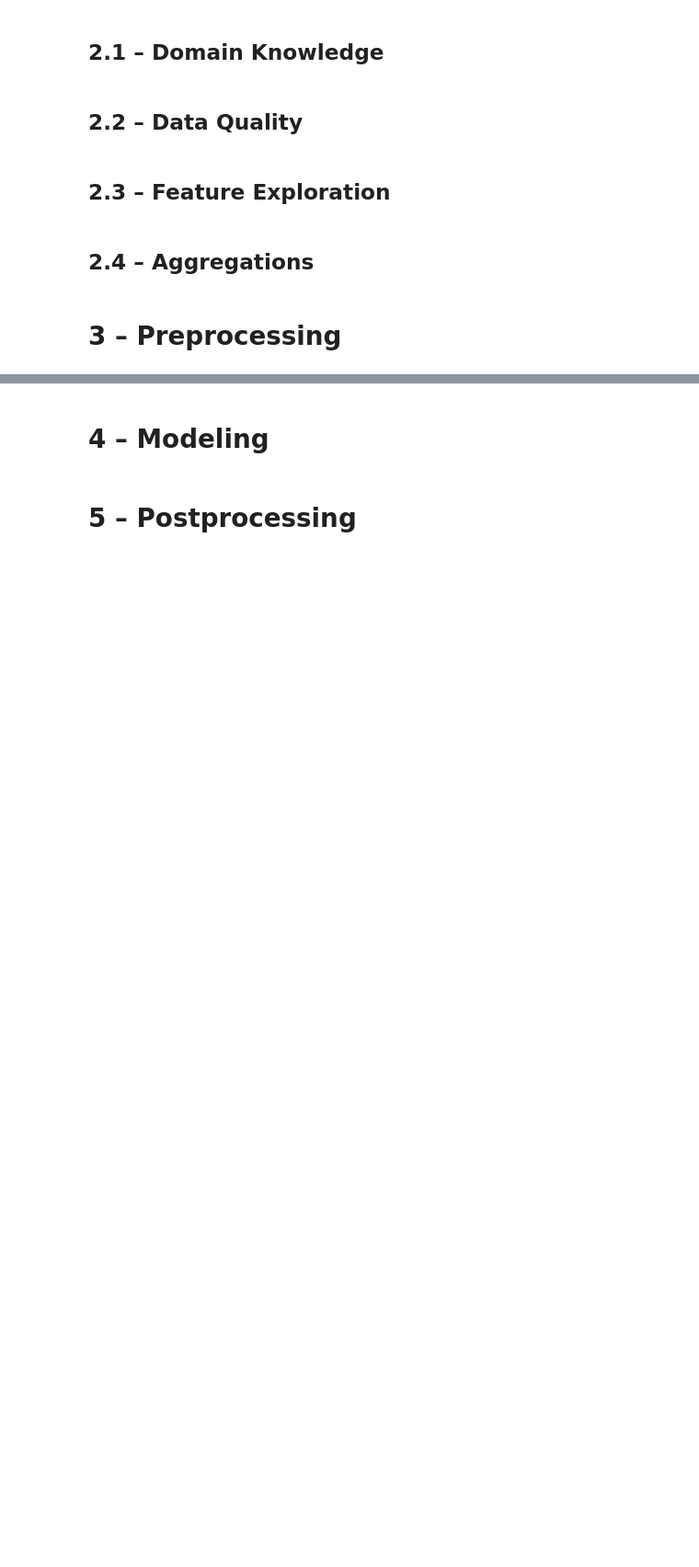
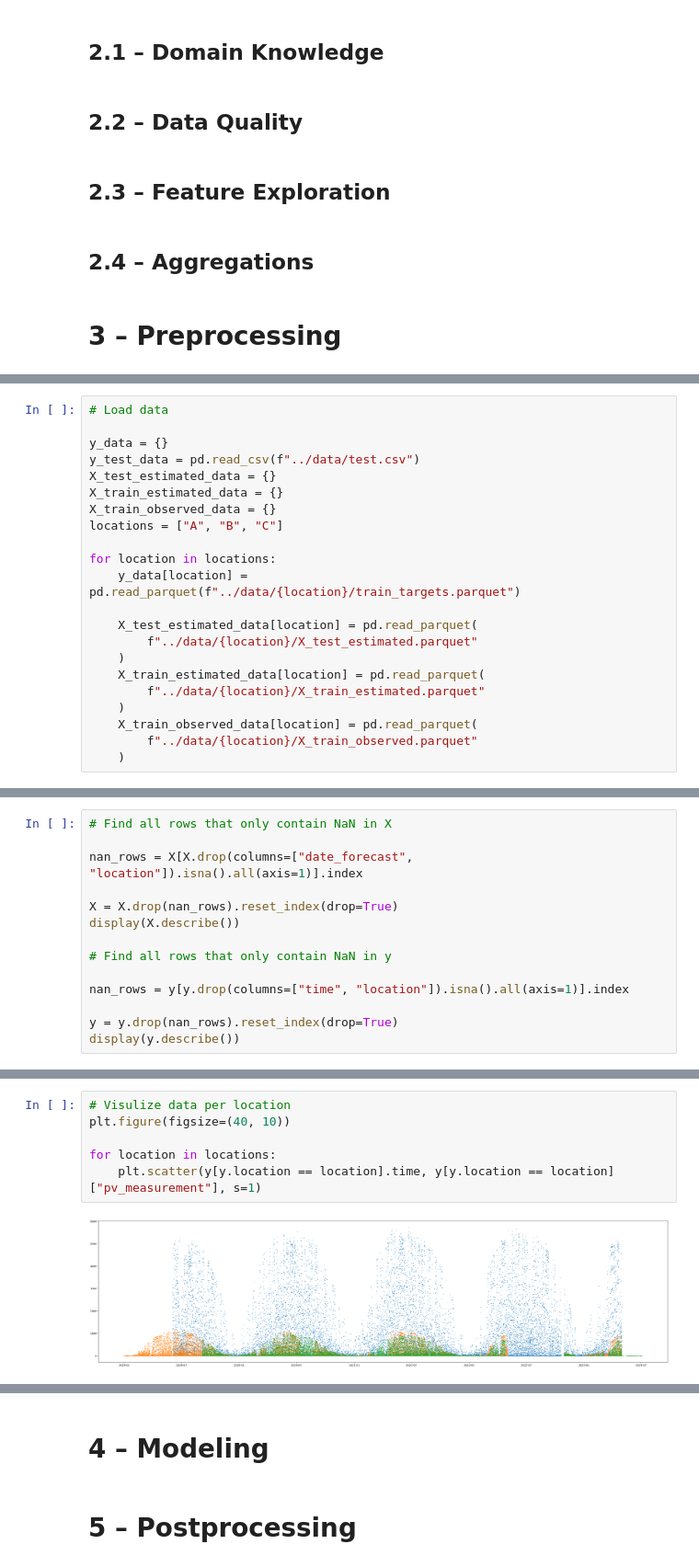
Before and after one commit to mathiasraa/tdt4173-forecasting, a Jupyter notebook: submission/long.ipynb, the cells around one changed output, grey strips where cells are left out. Shown at 92% size. Drawn from its saved outputs; the diff is of its cells as text; blank space fills up the shorter version.

```diff
--- a/submission/long.ipynb
+++ b/submission/long.ipynb
@@ -159,0 +164,22 @@ def scale_data(data, cols=None):
+# %%
+# Load data
+
+y_data = {}
+y_test_data = pd.read_csv(f"../data/test.csv")
+X_test_estimated_data = {}
+X_train_estimated_data = {}
+X_train_observed_data = {}
+locations = ["A", "B", "C"]
+
+for location in locations:
+    y_data[location] = pd.read_parquet(f"../data/{location}/train_targets.parquet")
+
+    X_test_estimated_data[location] = pd.read_parquet(
+        f"../data/{location}/X_test_estimated.parquet"
+    )
+    X_train_estimated_data[location] = pd.read_parquet(
+        f"../data/{location}/X_train_estimated.parquet"
+    )
+    X_train_observed_data[location] = pd.read_parquet(
+        f"../data/{location}/X_train_observed.parquet"
+    )
@@ -159,0 +260,14 @@ def scale_data(data, cols=None):
+# %%
+# Find all rows that only contain NaN in X
+
+nan_rows = X[X.drop(columns=["date_forecast", "location"]).isna().all(axis=1)].index
+
+X = X.drop(nan_rows).reset_index(drop=True)
+display(X.describe())
+
+# Find all rows that only contain NaN in y
+
+nan_rows = y[y.drop(columns=["time", "location"]).isna().all(axis=1)].index
+
+y = y.drop(nan_rows).reset_index(drop=True)
+display(y.describe())
@@ -159,0 +334,8 @@ def scale_data(data, cols=None):
+# %%
+# Visulize data per location
+plt.figure(figsize=(40, 10))
+
+for location in locations:
+    plt.scatter(y[y.location == location].time, y[y.location == location]["pv_measurement"], s=1)
+# %% [output]
+[figure, added]
```
Also changed, not shown: parts of 33 cells of this notebook.
